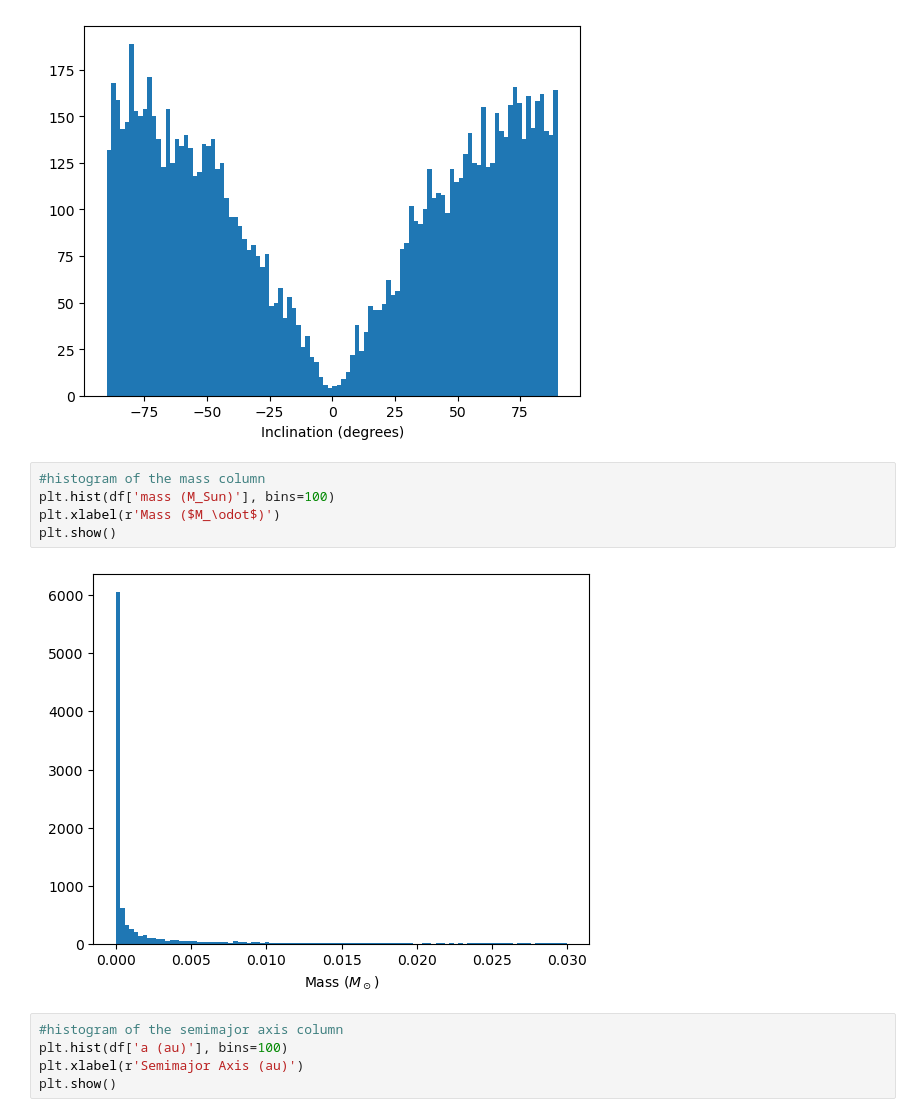
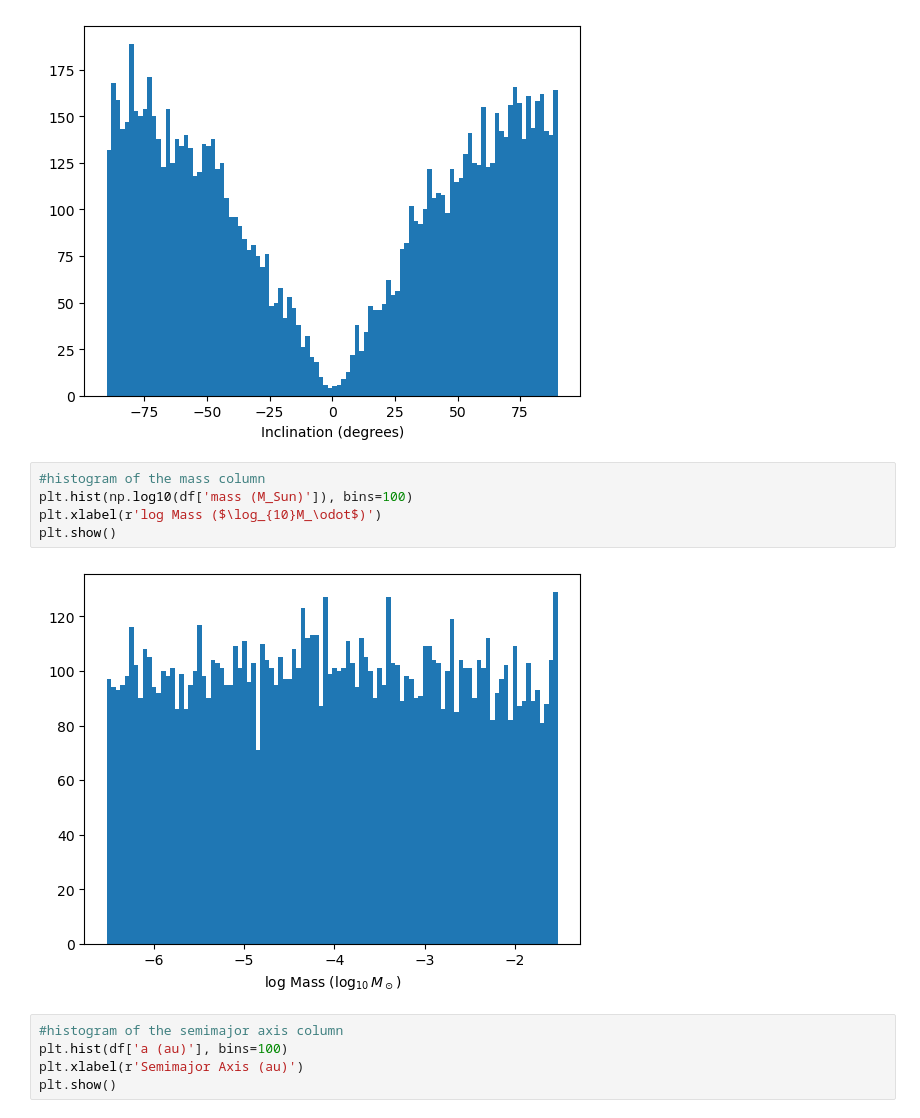
Before and after one commit to gulls-microlensing/gulls-planets, a Jupyter notebook: distribution_check.ipynb, the cells around one changed output. Drawn from its saved outputs; the diff is of its cells as text.

```diff
--- a/distribution_check.ipynb
+++ b/distribution_check.ipynb
@@ -42,11 +42,11 @@ plt.show()
 [figure]
 # %%
 #histogram of the mass column
-plt.hist(df['mass (M_Sun)'], bins=100)
-plt.xlabel(r'Mass ($M_\odot$)')
+plt.hist(np.log10(df['mass (M_Sun)']), bins=100)
+plt.xlabel(r'log Mass ($\log_{10}M_\odot$)')
 plt.show()
 # %% [output]
-[figure, old version]
+[figure, new version]
 # %%
 #histogram of the semimajor axis column
 plt.hist(df['a (au)'], bins=100)
```
Also changed, not shown: parts of 2 cells of this notebook, 1 other file.
